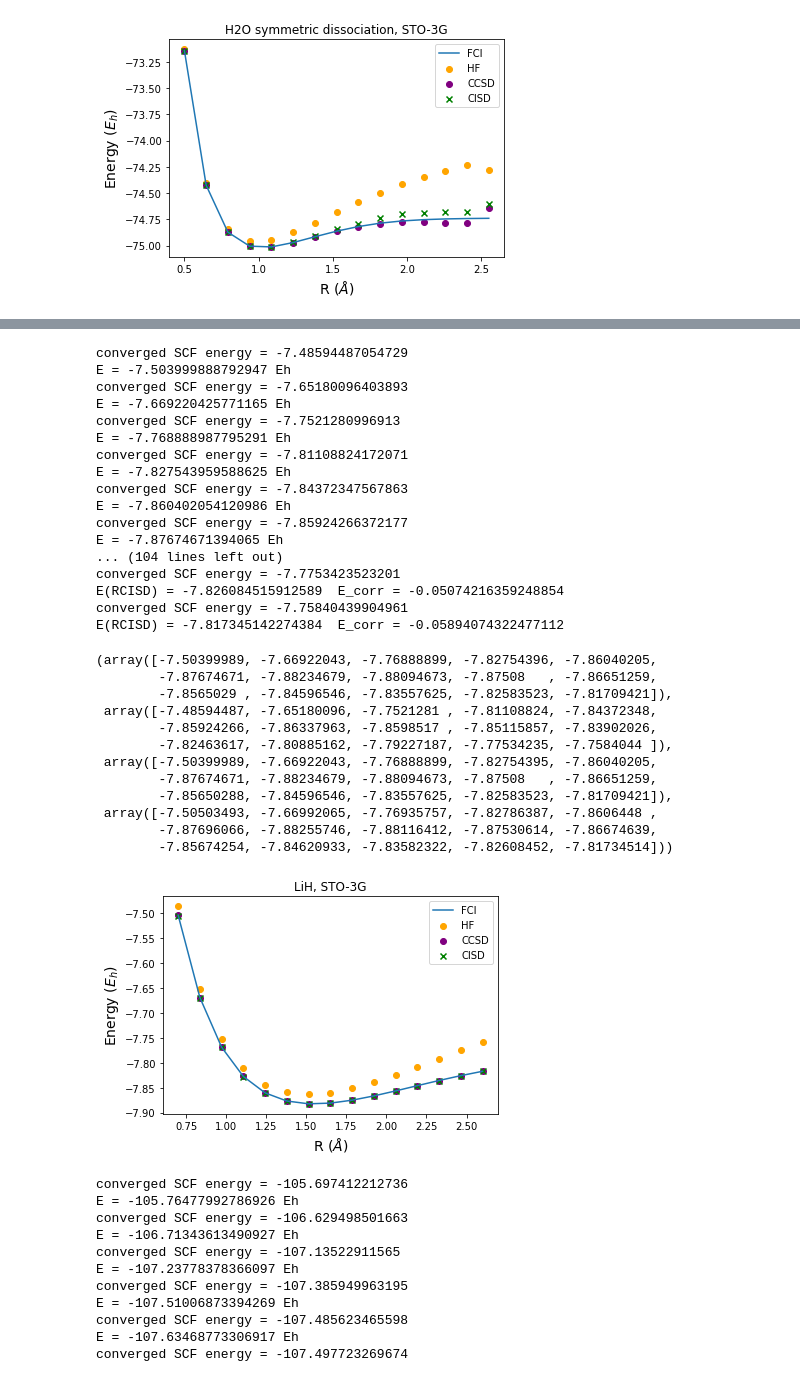
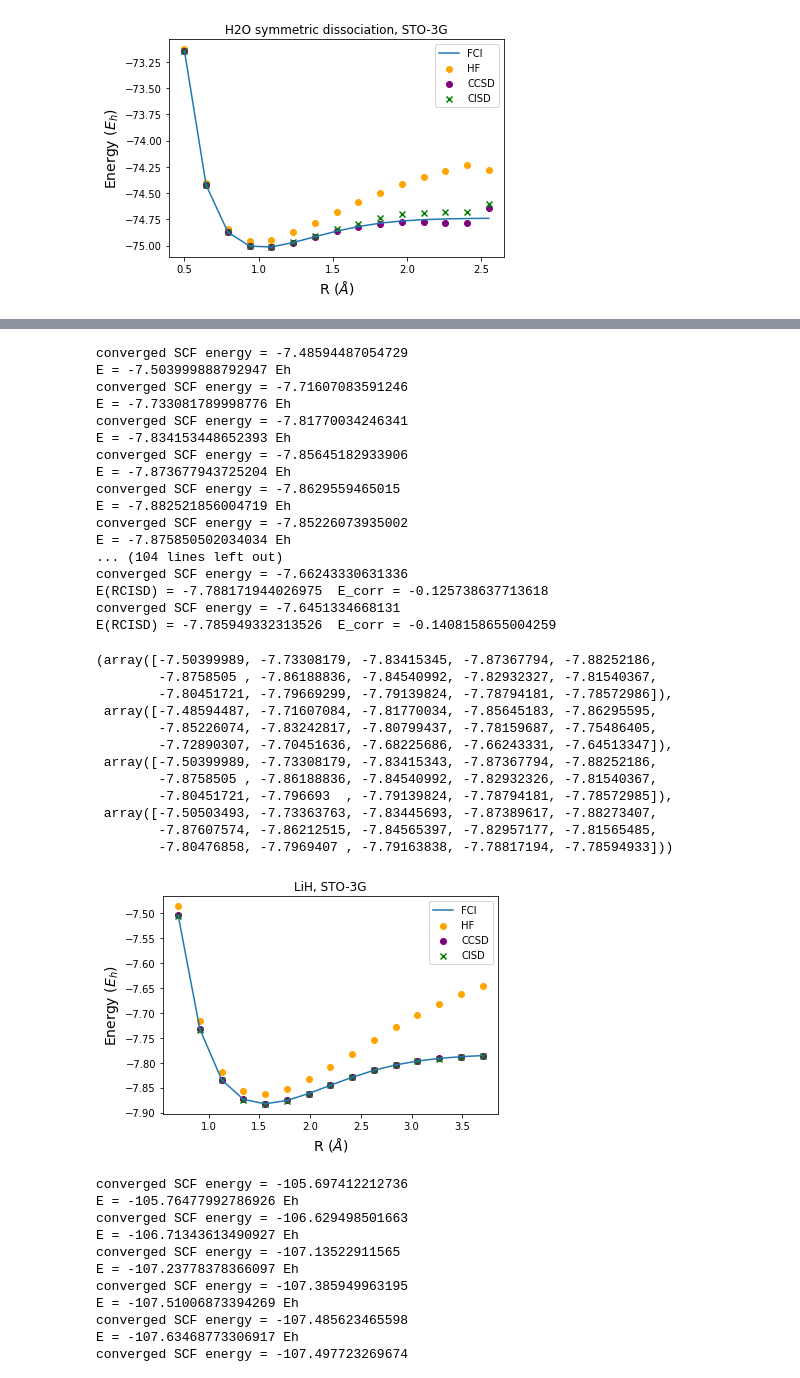
Before and after one commit to CDL-Quantum/CohortProject_2022, a Jupyter notebook: Week2_VQE/S1-sol.ipynb, the cells around one changed output, grey strips where cells are left out. Cells and saved outputs as stored; diff of their text form; code cells hidden in the pictures.

Commit message:
Updated LiH figure and S1-sol notebook

```diff
--- a/Week2_VQE/S1-sol.ipynb
+++ b/Week2_VQE/S1-sol.ipynb
@@ -32,7 +32,7 @@ import numpy as np
 import matplotlib.pyplot as plt
 from utility import get_molecular_data, obtain_PES
 
-#basis = 'sto-3g'
+basis = 'sto-3g'
 # %%
 import pyscf
 from pyscf import gto, cc
@@ -281,38 +281,38 @@ def plotPES(molstr, gpi, gpf, gpstep, titlestr, geomstr):
     return FCI_PES, HF_PES, CCSD_PES, CISD_PES
 # %%
 # LiH
-plotPES('lih',0.7,3.5,15,'LiH','R ($\AA$)')
+plotPES('lih',0.7,3.7,15,'LiH','R ($\AA$)')
 # %% [output]
 converged SCF energy = -7.48594487054729
 E = -7.503999888792947 Eh
-converged SCF energy = -7.65180096403893
-E = -7.669220425771165 Eh
-converged SCF energy = -7.7521280996913
-E = -7.768888987795291 Eh
-converged SCF energy = -7.81108824172071
-E = -7.827543959588625 Eh
-converged SCF energy = -7.84372347567863
-E = -7.860402054120986 Eh
-converged SCF energy = -7.85924266372177
-E = -7.87674671394065 Eh
+converged SCF energy = -7.71607083591246
+E = -7.733081789998776 Eh
+converged SCF energy = -7.81770034246341
+E = -7.834153448652393 Eh
+converged SCF energy = -7.85645182933906
+E = -7.873677943725204 Eh
+converged SCF energy = -7.8629559465015
+E = -7.882521856004719 Eh
+converged SCF energy = -7.85226073935002
+E = -7.875850502034034 Eh
 ... (104 lines left out)
-converged SCF energy = -7.7753423523201
-E(RCISD) = -7.826084515912589  E_corr = -0.05074216359248854
-converged SCF energy = -7.75840439904961
-E(RCISD) = -7.817345142274384  E_corr = -0.05894074322477112
+converged SCF energy = -7.66243330631336
+E(RCISD) = -7.788171944026975  E_corr = -0.125738637713618
+converged SCF energy = -7.6451334668131
+E(RCISD) = -7.785949332313526  E_corr = -0.1408158655004259
-(array([-7.50399989, -7.66922043, -7.76888899, -7.82754396, -7.86040205,
-        -7.87674671, -7.88234679, -7.88094673, -7.87508   , -7.86651259,
-        -7.8565029 , -7.84596546, -7.83557625, -7.82583523, -7.81709421]),
- array([-7.48594487, -7.65180096, -7.7521281 , -7.81108824, -7.84372348,
-        -7.85924266, -7.86337963, -7.8598517 , -7.85115857, -7.83902026,
-        -7.82463617, -7.80885162, -7.79227187, -7.77534235, -7.7584044 ]),
- array([-7.50399989, -7.66922043, -7.76888899, -7.82754395, -7.86040205,
-        -7.87674671, -7.88234679, -7.88094673, -7.87508   , -7.86651259,
-        -7.85650288, -7.84596546, -7.83557625, -7.82583523, -7.81709421]),
- array([-7.50503493, -7.66992065, -7.76935757, -7.82786387, -7.8606448 ,
-        -7.87696066, -7.88255746, -7.88116412, -7.87530614, -7.86674639,
-        -7.85674254, -7.84620933, -7.83582322, -7.82608452, -7.81734514]))
+(array([-7.50399989, -7.73308179, -7.83415345, -7.87367794, -7.88252186,
+        -7.8758505 , -7.86188836, -7.84540992, -7.82932327, -7.81540367,
+        -7.80451721, -7.79669299, -7.79139824, -7.78794181, -7.78572986]),
+ array([-7.48594487, -7.71607084, -7.81770034, -7.85645183, -7.86295595,
+        -7.85226074, -7.83242817, -7.80799437, -7.78159687, -7.75486405,
+        -7.72890307, -7.70451636, -7.68225686, -7.66243331, -7.64513347]),
+ array([-7.50399989, -7.73308179, -7.83415343, -7.87367794, -7.88252186,
+        -7.8758505 , -7.86188836, -7.84540992, -7.82932326, -7.81540367,
+        -7.80451721, -7.796693  , -7.79139824, -7.78794181, -7.78572985]),
+ array([-7.50503493, -7.73363763, -7.83445693, -7.87389617, -7.88273407,
+        -7.87607574, -7.86212515, -7.84565397, -7.82957177, -7.81565485,
+        -7.80476858, -7.7969407 , -7.79163838, -7.78817194, -7.78594933]))
-[figure, old version]
+[figure, new version]
 # %%
 # N_2
 plotPES('n2',0.7,2.0,15,'N2','R ($\AA$)')
```
Also changed, not shown: parts of 4 cells of this notebook, 1 other file.
